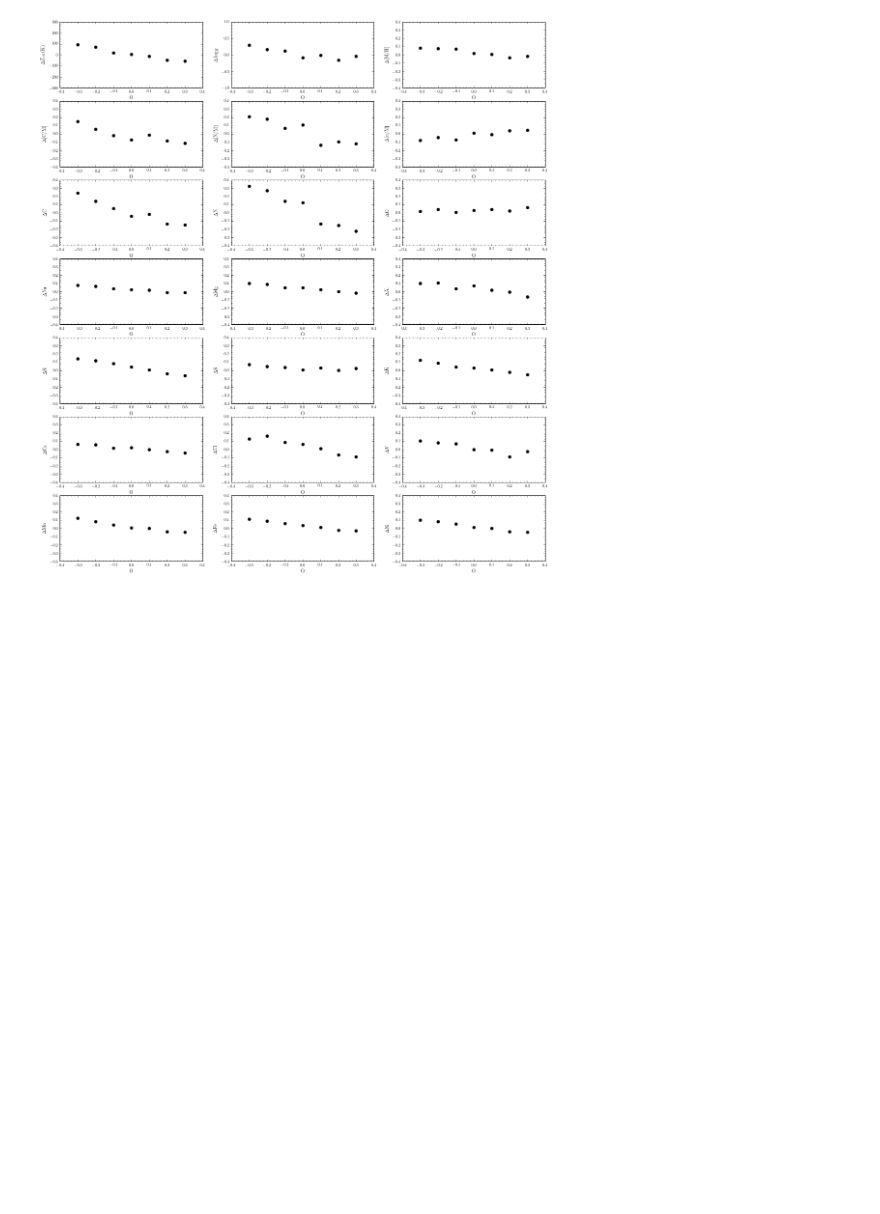
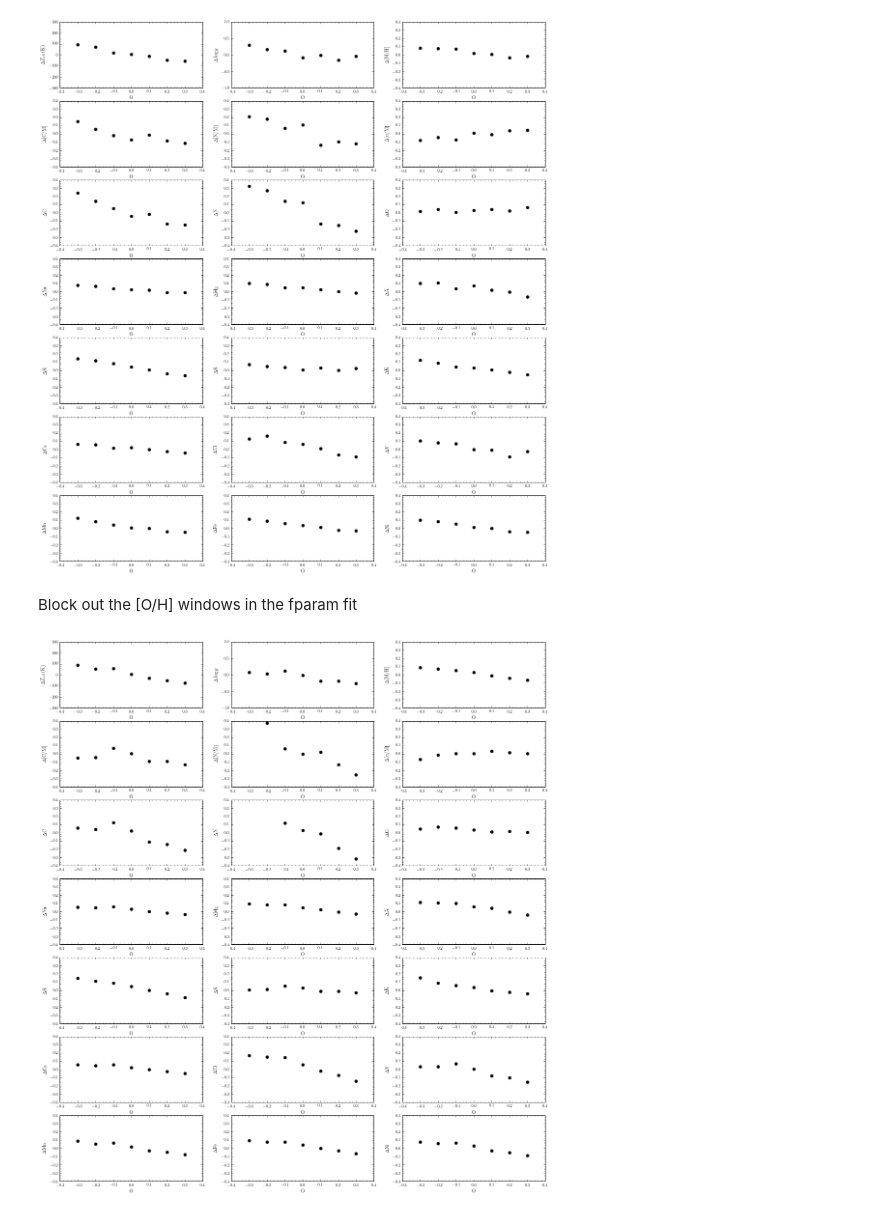
Before and after one commit to jobovy/misc-notebooks, a Jupyter notebook: apogee-aspcap-indivOvar.ipynb, the cells around one changed output. Cells and saved outputs as stored; diff of their text form; code cells hidden in the pictures; blank space fills up the shorter version.

```diff
--- a/apogee-aspcap-indivOvar.ipynb
+++ b/apogee-aspcap-indivOvar.ipynb
@@ -113,7 +118,7 @@ for ofe in ofes:
 results_fparam_ss= []
 results_felem_ss= []
 for ii in range(len(ofes)):
-    tresult= fit(synspecs[ii])
+    tresult= fit(synspecs40ss[ii])
     results_fparam_ss.append(tresult[0])
     results_felem_ss.append(tresult[1])
 # %%
@@ -129,14 +134,14 @@ plot_results(ofes,results_fparam_ss,newresults_felem_ss,fparam_ref,var_label=r'$
 # %%
 teff= 4500.
 ofes= [-0.3,-0.2,-0.1,0, 0.1, 0.2, 0.3]
-synspecs= []
+synspecs45= []
 for ofe in ofes:
-    synspecs.append(simspec(ofe=ofe,teff=teff)[0])
+    synspecs45.append(simspec(ofe=ofe,teff=teff)[0])
 # %%
 results_fparam_45= []
 results_felem_45= []
 for ii in range(len(ofes)):
-    tresult= fit(synspecs[ii])
+    tresult= fit(synspecs45[ii])
     results_fparam_45.append(tresult[0])
     results_felem_45.append(tresult[1])
 # %%
@@ -147,3 +152,20 @@ for elem in results_felem_45[0]: newresults_felem_45[elem]= numpy.array([results
 plot_results(ofes,results_fparam_45,newresults_felem_45,fparam_ref,var_label=r'$\mathrm{O}$')
 # %% [output]
 [figure]
+# %% [markdown]
+Block out the [O/H] windows in the fparam fit
+# %%
+results_fparam_45bO= []
+results_felem_45bO= []
+for ii in range(len(ofes)):
+    tresult= fit(synspecs45[ii],blockOwindows=True)
+    results_fparam_45bO.append(tresult[0])
+    results_felem_45bO.append(tresult[1])
+# %%
+fparam_ref= [4500.,2.5,0.,0.,0.,0.,0.]
+results_fparam_45bO= numpy.reshape(numpy.array(results_fparam_45bO),(len(ofes),7))
+newresults_felem_45bO= {}
+for elem in results_felem_45bO[0]: newresults_felem_45bO[elem]= numpy.array([results_felem_45bO[ii][elem] for ii in range(len(ofes))])
+plot_results(ofes,results_fparam_45bO,newresults_felem_45bO,fparam_ref,var_label=r'$\mathrm{O}$')
+# %% [output]
+[figure, added]
```
Also changed, not shown: parts of 21 cells of this notebook.
